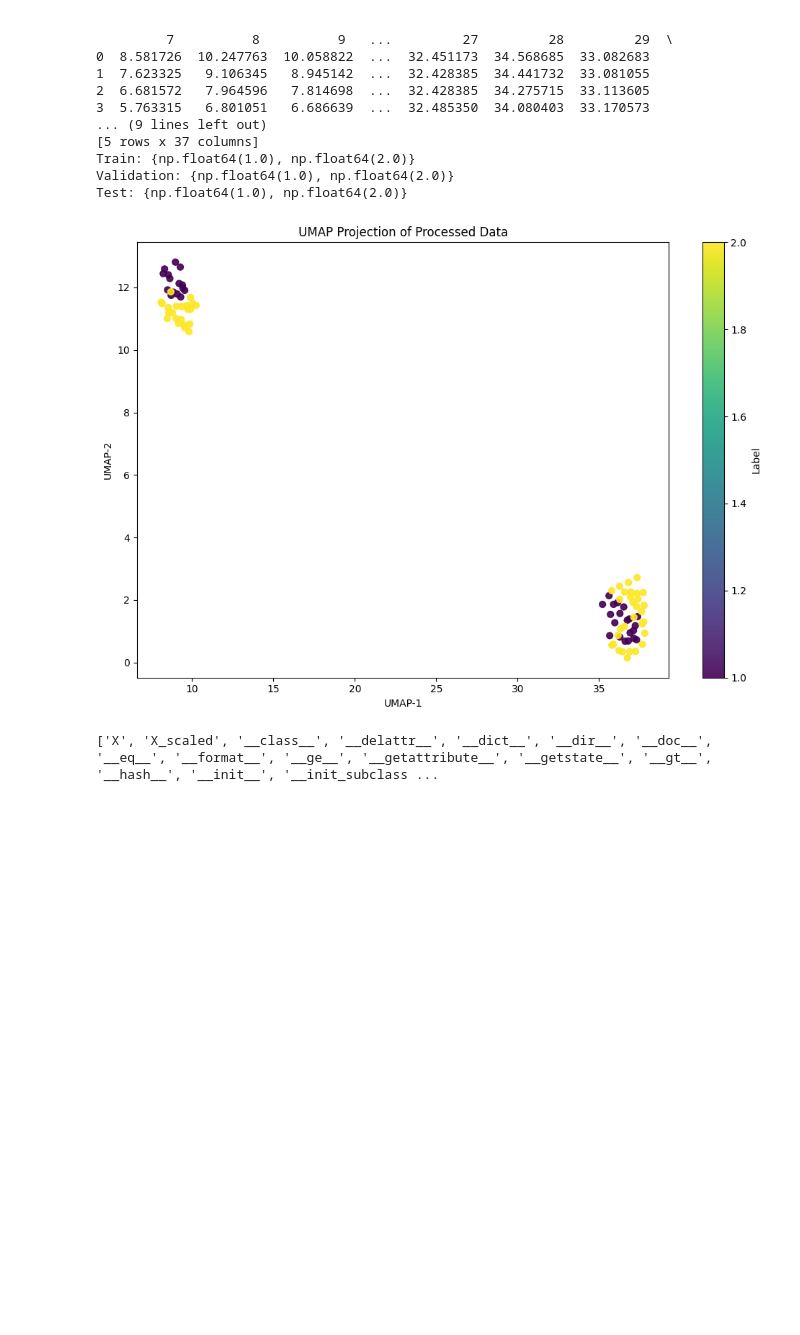
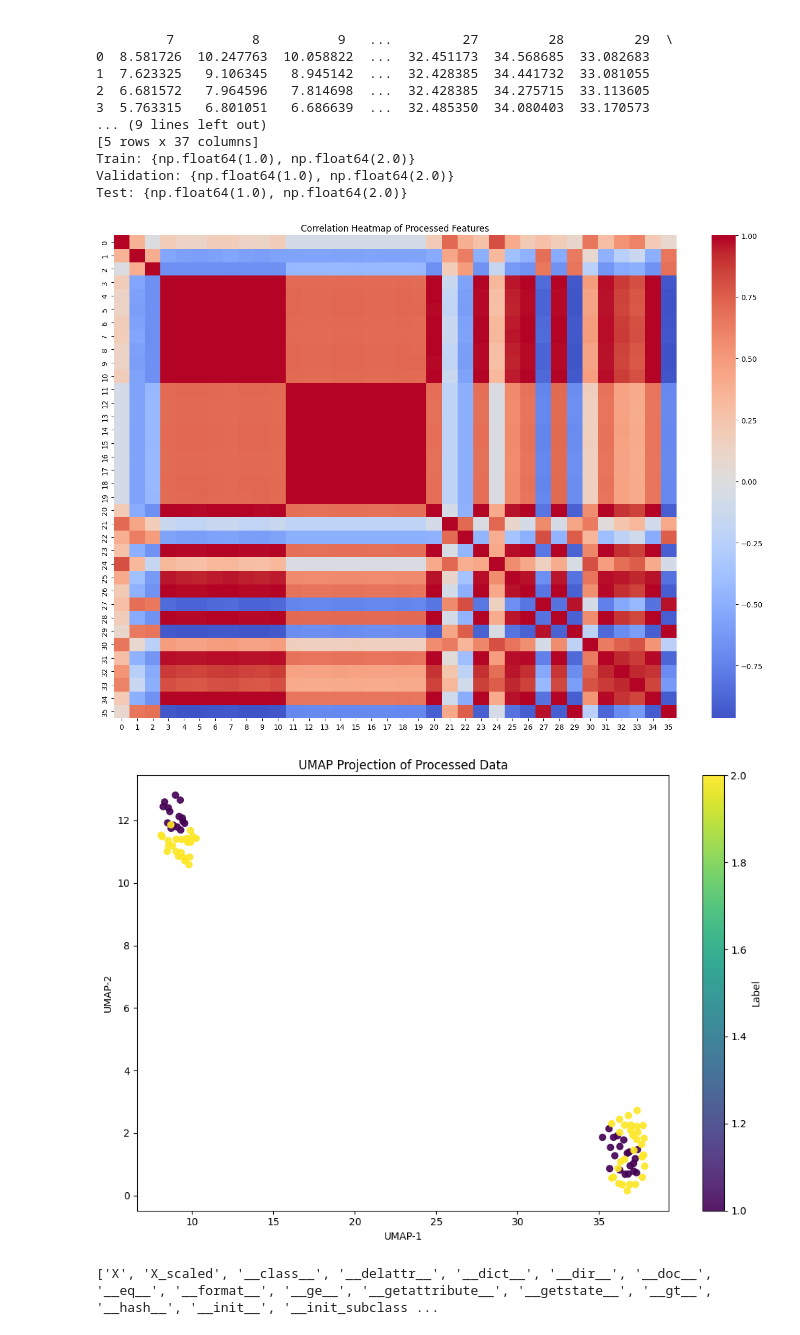
Before and after one commit to ldiaz225/meter_Hw4, a Jupyter notebook: notebooks/MLPClassifier Further Analysis.ipynb, the cells around one changed output. Saved outputs shown, nothing was run; the diff lists cells and outputs as text; code cells hidden in the pictures; blank space fills up the shorter version.

```diff
--- a/notebooks/MLPClassifier Further Analysis.ipynb
+++ b/notebooks/MLPClassifier Further Analysis.ipynb
@@ -36,14 +36,16 @@ Test: {np.float64(1.0), np.float64(2.0)}
 # %%
 import sys
 sys.path.append("..")
 from src.preprocess_visualize import DataVisualizer
 
 raw_data = data["raw_data"]   # from your preprocessing class
 
 pre_viz = DataVisualizer(raw_data)
 
+pre_viz.plot_heatmap()
 pre_viz.plot_umap()
 print(dir(pre_viz))
 # %% [output]
-[figure, old version]
+[figure, new version]
+[figure, added]
 ['X', 'X_scaled', '__class__', '__delattr__', '__dict__', '__dir__', '__doc__', '__eq__', '__format__', '__ge__', '__getattribute__', '__getstate__', '__gt__', '__hash__', '__init__', '__init_subclass ...
```
Also changed, not shown: parts of 2 cells of this notebook.
